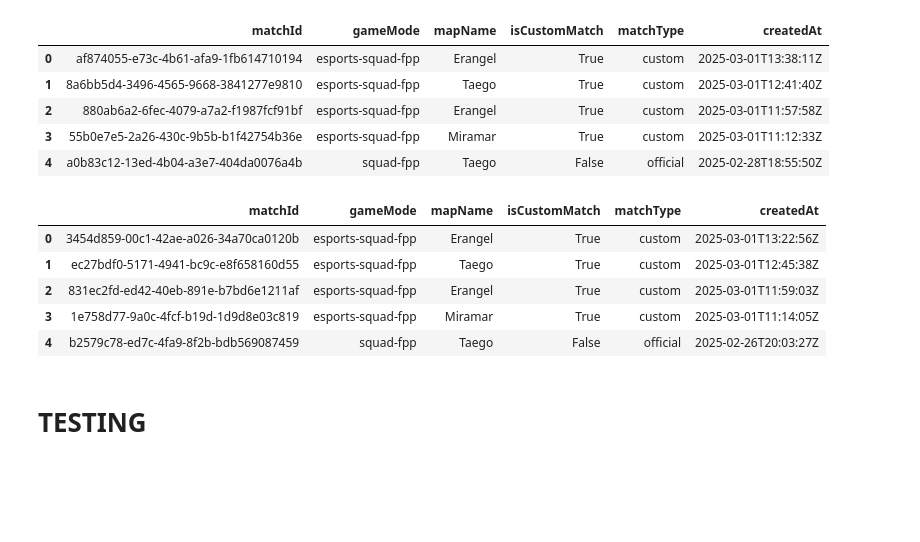
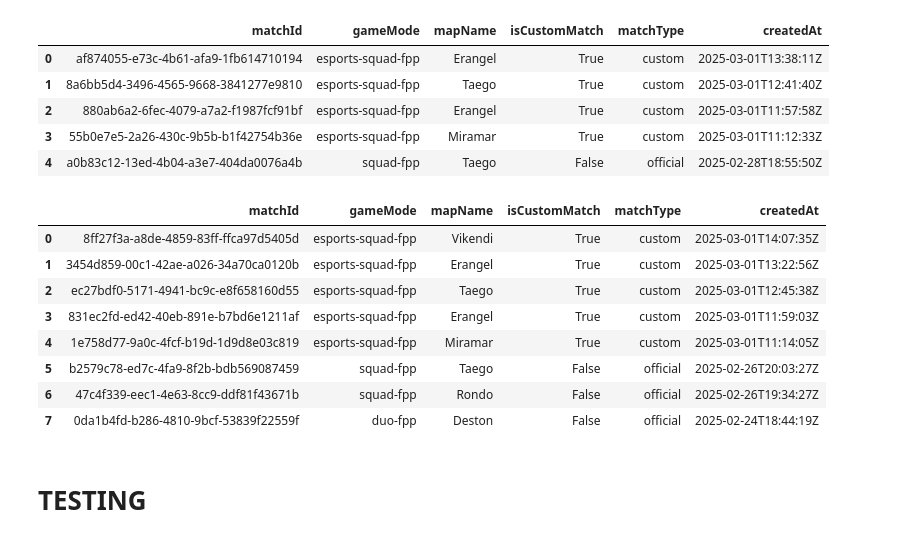
Before and after one commit to Amlaith/pubg_tournament_stats, a Jupyter notebook: test.ipynb, the cells around one changed output. Saved outputs shown, nothing was run; the diff lists cells and outputs as text; code cells hidden in the pictures; blank space fills up the shorter version.

Commit message:
gazcup 2b match 5

```diff
--- a/test.ipynb
+++ b/test.ipynb
@@ -146,14 +146,17 @@ util.get_players_last_matches('Amlaith', 5)
 | 4 | a0b83c12-13ed-4b04-a3e7-404da0076a4b | squad-fpp | Taego | False | official | 2025-02-28T18:55:50Z |
 # %%
 # matchId GAZCUP # 2b
-util.get_players_last_matches('GazBro27', 5)
+util.get_players_last_matches('GazBro27', 8)
 # %% [output]
 |  | matchId | gameMode | mapName | isCustomMatch | matchType | createdAt |
-| 0 | 3454d859-00c1-42ae-a026-34a70ca0120b | esports-squad-fpp | Erangel | True | custom | 2025-03-01T13:22:56Z |
-| 1 | ec27bdf0-5171-4941-bc9c-e8f658160d55 | esports-squad-fpp | Taego | True | custom | 2025-03-01T12:45:38Z |
-| 2 | 831ec2fd-ed42-40eb-891e-b7bd6e1211af | esports-squad-fpp | Erangel | True | custom | 2025-03-01T11:59:03Z |
-| 3 | 1e758d77-9a0c-4fcf-b19d-1d9d8e03c819 | esports-squad-fpp | Miramar | True | custom | 2025-03-01T11:14:05Z |
-| 4 | b2579c78-ed7c-4fa9-8f2b-bdb569087459 | squad-fpp | Taego | False | official | 2025-02-26T20:03:27Z |
+| 0 | 8ff27f3a-a8de-4859-83ff-ffca97d5405d | esports-squad-fpp | Vikendi | True | custom | 2025-03-01T14:07:35Z |
+| 1 | 3454d859-00c1-42ae-a026-34a70ca0120b | esports-squad-fpp | Erangel | True | custom | 2025-03-01T13:22:56Z |
+| 2 | ec27bdf0-5171-4941-bc9c-e8f658160d55 | esports-squad-fpp | Taego | True | custom | 2025-03-01T12:45:38Z |
+| 3 | 831ec2fd-ed42-40eb-891e-b7bd6e1211af | esports-squad-fpp | Erangel | True | custom | 2025-03-01T11:59:03Z |
+| 4 | 1e758d77-9a0c-4fcf-b19d-1d9d8e03c819 | esports-squad-fpp | Miramar | True | custom | 2025-03-01T11:14:05Z |
+| 5 | b2579c78-ed7c-4fa9-8f2b-bdb569087459 | squad-fpp | Taego | False | official | 2025-02-26T20:03:27Z |
+| 6 | 47c4f339-eec1-4e63-8cc9-ddf81f43671b | squad-fpp | Rondo | False | official | 2025-02-26T19:34:27Z |
+| 7 | 0da1b4fd-b286-4810-9bcf-53839f22559f | duo-fpp | Deston | False | official | 2025-02-24T18:44:19Z |
 # %%
 # Все матчи GAZCUP # 1
 
```
Also changed, not shown: parts of 2 cells of this notebook, 3 other files.
